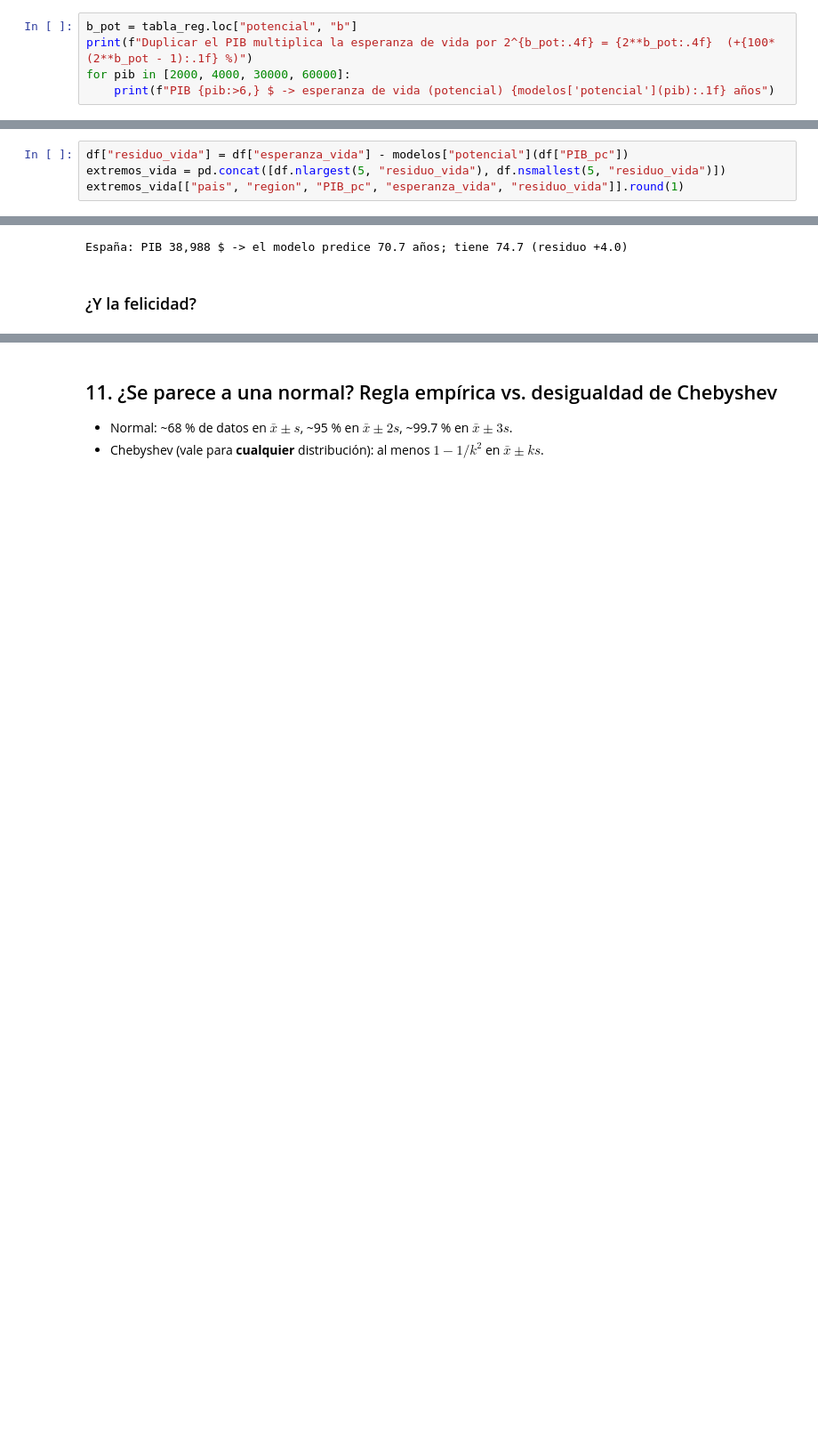
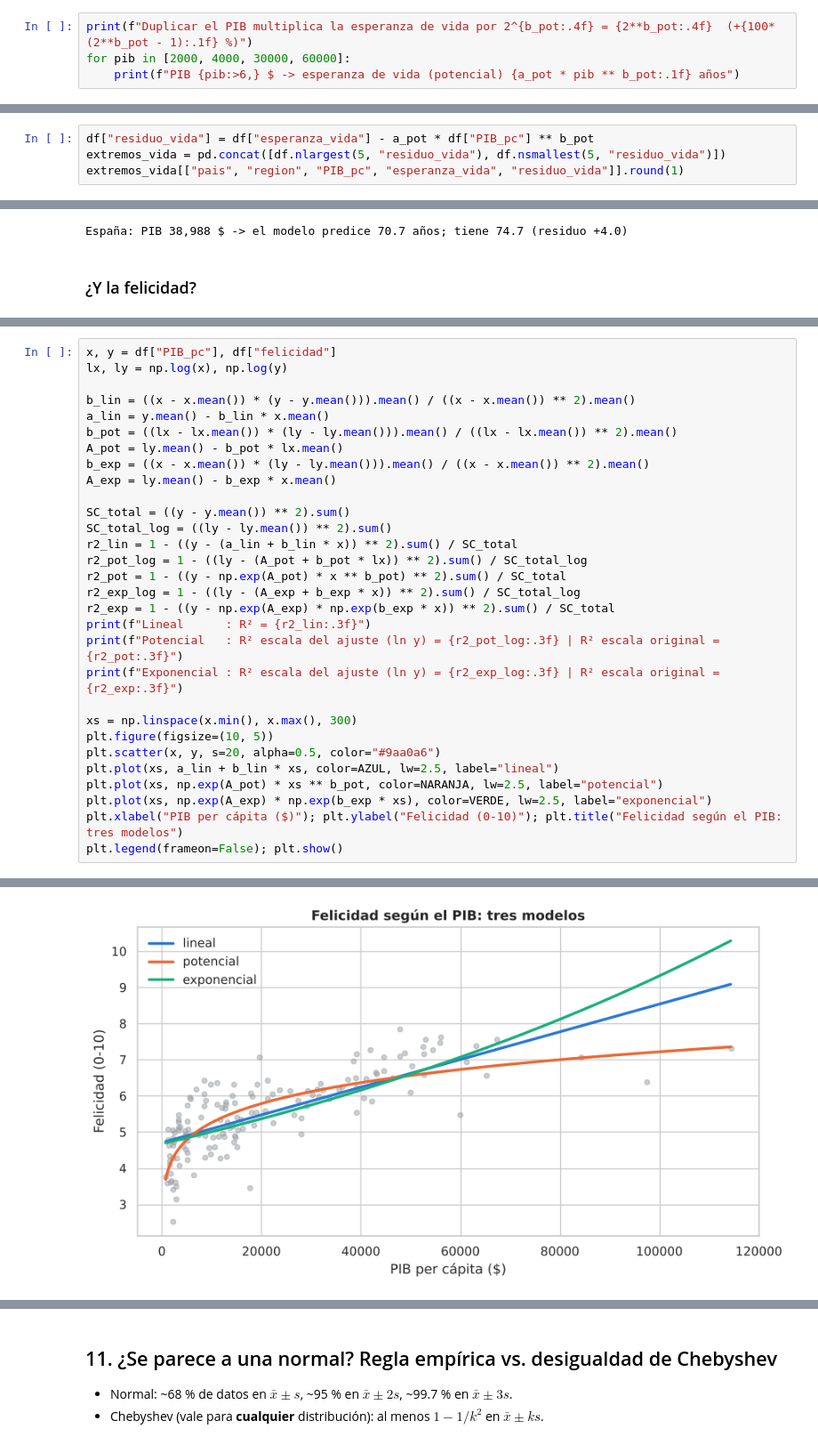
Before and after one commit to DANIFUZZY1975/estadistica-descriptiva-python, a Jupyter notebook: notebooks/02_felicidad_mundial.ipynb, the cells around one changed output, grey strips where cells are left out. Shown at 89% size. Saved outputs shown, nothing was run; the diff lists cells and outputs as text; blank space fills up the shorter version.

```diff
--- a/notebooks/02_felicidad_mundial.ipynb
+++ b/notebooks/02_felicidad_mundial.ipynb
@@ -696,10 +565,9 @@ plt.show()
 🎯 **Gana el modelo potencial** con claridad. El exponente $b$ es pequeño (≈ 0,08): es una **elasticidad**.
 Si el PIB se multiplica por 2, la esperanza de vida se multiplica por $2^{b}$. Calcúlalo:
 # %%
-b_pot = tabla_reg.loc["potencial", "b"]
 print(f"Duplicar el PIB multiplica la esperanza de vida por 2^{b_pot:.4f} = {2**b_pot:.4f}  (+{100*(2**b_pot - 1):.1f} %)")
 for pib in [2000, 4000, 30000, 60000]:
-    print(f"PIB {pib:>6,} $ -> esperanza de vida (potencial) {modelos['potencial'](pib):.1f} años")
+    print(f"PIB {pib:>6,} $ -> esperanza de vida (potencial) {a_pot * pib ** b_pot:.1f} años")
 # %% [output]
 Duplicar el PIB multiplica la esperanza de vida por 2^0.0793 = 1.0565  (+5.7 %)
 PIB  2,000 $ -> esperanza de vida (potencial) 55.9 años
@@ -712,7 +580,7 @@ Y el modelo exponencial (que supone que **cada dólar** añade el mismo porcenta
 
 ### Residuos: ¿quién vive más (o menos) de lo que "le toca" por su PIB?
 # %%
-df["residuo_vida"] = df["esperanza_vida"] - modelos["potencial"](df["PIB_pc"])
+df["residuo_vida"] = df["esperanza_vida"] - a_pot * df["PIB_pc"] ** b_pot
 extremos_vida = pd.concat([df.nlargest(5, "residuo_vida"), df.nsmallest(5, "residuo_vida")])
 extremos_vida[["pais", "region", "PIB_pc", "esperanza_vida", "residuo_vida"]].round(1)
 # %% [output]
@@ -750,0 +609,31 @@ plt.show()
+# %%
+x, y = df["PIB_pc"], df["felicidad"]
+lx, ly = np.log(x), np.log(y)
+
+b_lin = ((x - x.mean()) * (y - y.mean())).mean() / ((x - x.mean()) ** 2).mean()
+a_lin = y.mean() - b_lin * x.mean()
+b_pot = ((lx - lx.mean()) * (ly - ly.mean())).mean() / ((lx - lx.mean()) ** 2).mean()
+A_pot = ly.mean() - b_pot * lx.mean()
+b_exp = ((x - x.mean()) * (ly - ly.mean())).mean() / ((x - x.mean()) ** 2).mean()
+A_exp = ly.mean() - b_exp * x.mean()
+
+SC_total = ((y - y.mean()) ** 2).sum()
+SC_total_log = ((ly - ly.mean()) ** 2).sum()
+r2_lin = 1 - ((y - (a_lin + b_lin * x)) ** 2).sum() / SC_total
+r2_pot_log = 1 - ((ly - (A_pot + b_pot * lx)) ** 2).sum() / SC_total_log
+r2_pot = 1 - ((y - np.exp(A_pot) * x ** b_pot) ** 2).sum() / SC_total
+r2_exp_log = 1 - ((ly - (A_exp + b_exp * x)) ** 2).sum() / SC_total_log
+r2_exp = 1 - ((y - np.exp(A_exp) * np.exp(b_exp * x)) ** 2).sum() / SC_total
+print(f"Lineal      : R² = {r2_lin:.3f}")
+print(f"Potencial   : R² escala del ajuste (ln y) = {r2_pot_log:.3f} | R² escala original = {r2_pot:.3f}")
+print(f"Exponencial : R² escala del ajuste (ln y) = {r2_exp_log:.3f} | R² escala original = {r2_exp:.3f}")
+
+xs = np.linspace(x.min(), x.max(), 300)
+plt.figure(figsize=(10, 5))
+plt.scatter(x, y, s=20, alpha=0.5, color="#9aa0a6")
+plt.plot(xs, a_lin + b_lin * xs, color=AZUL, lw=2.5, label="lineal")
+plt.plot(xs, np.exp(A_pot) * xs ** b_pot, color=NARANJA, lw=2.5, label="potencial")
+plt.plot(xs, np.exp(A_exp) * np.exp(b_exp * xs), color=VERDE, lw=2.5, label="exponencial")
+plt.xlabel("PIB per cápita ($)"); plt.ylabel("Felicidad (0-10)"); plt.title("Felicidad según el PIB: tres modelos")
+plt.legend(frameon=False); plt.show()
+# %% [output]
@@ -751 +643,2 @@ plt.show()
+[figure, added]
 # %% [markdown]
```
Also changed, not shown: parts of 26 cells of this notebook, 8 other files.
